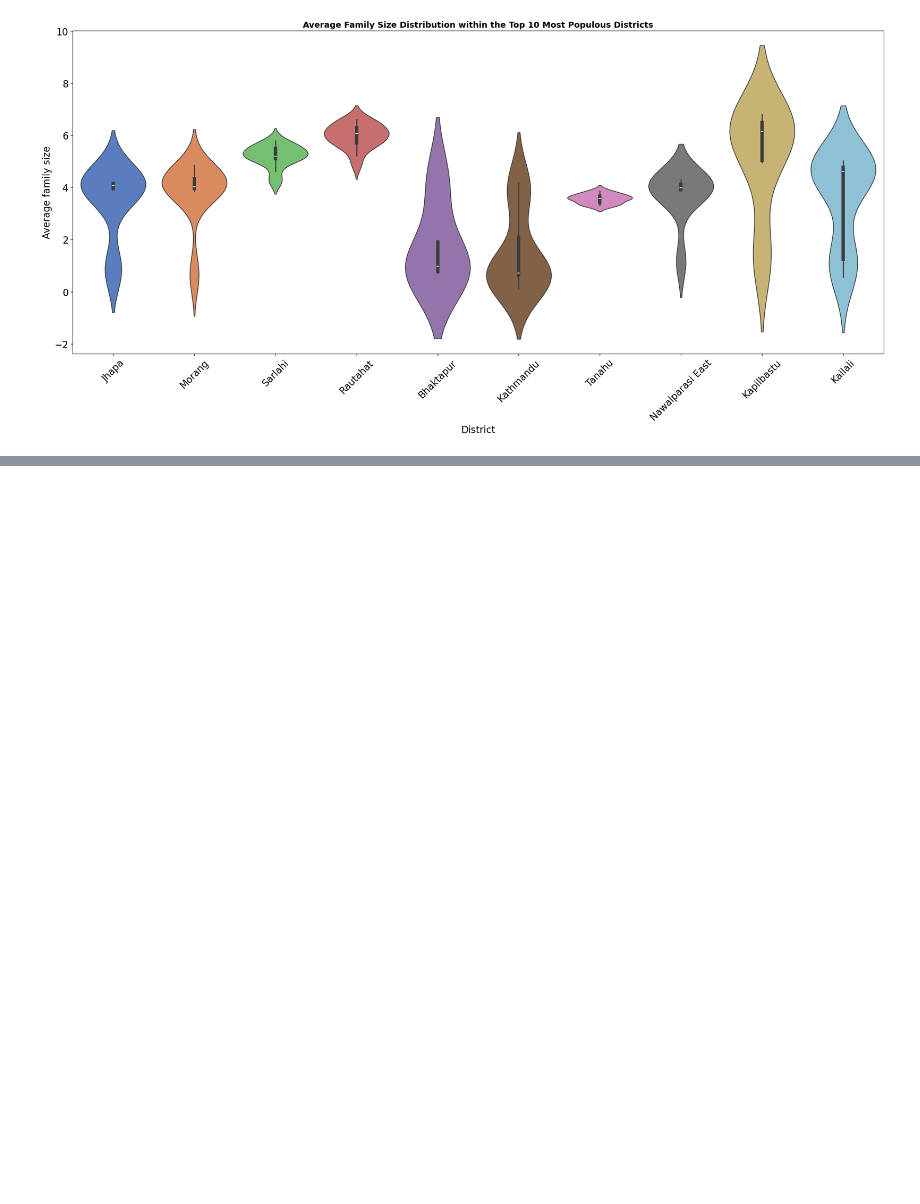
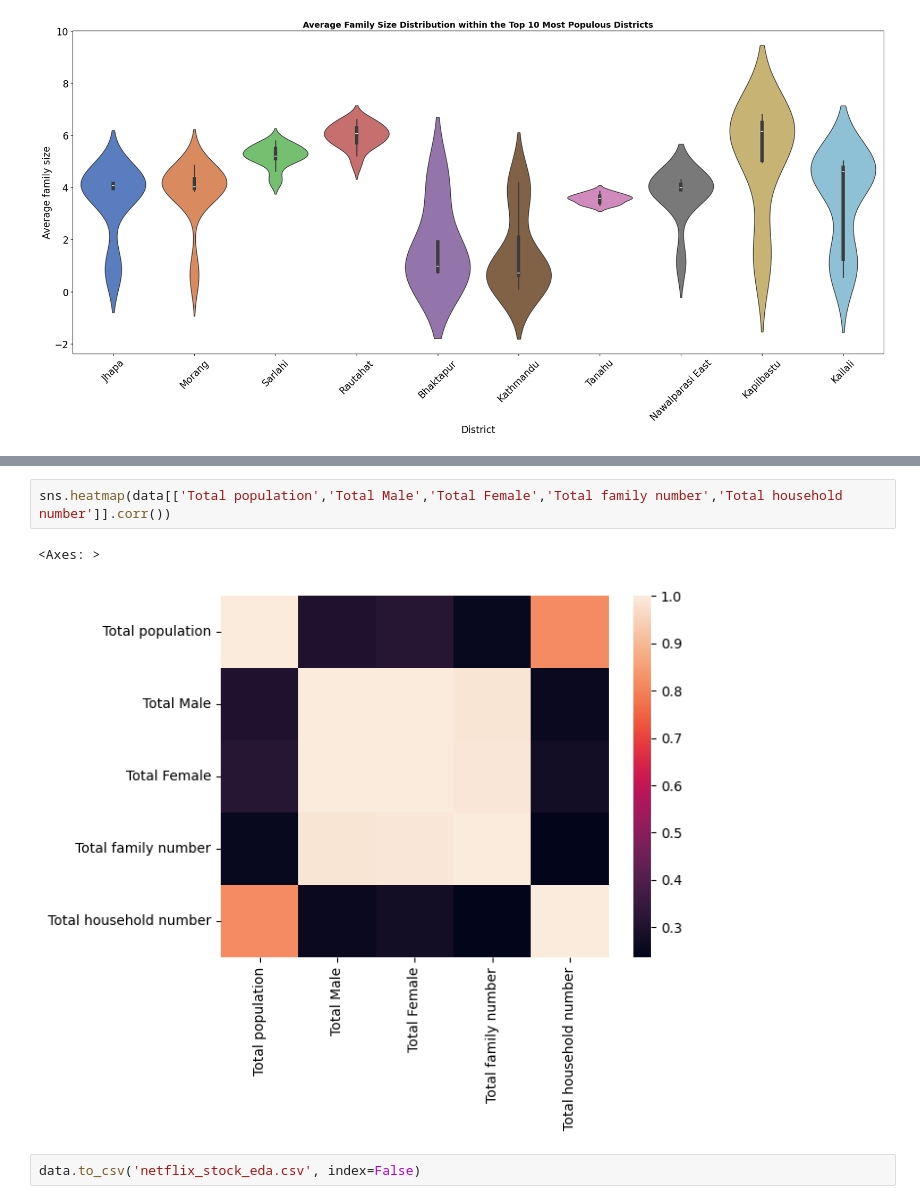
Before and after one commit to bikashsahani/nepal-census-2021-EDA, a Jupyter notebook: census_eda_project.ipynb, the cells around one changed output, grey strips where cells are left out. Drawn from its saved outputs; the diff is of its cells as text; blank space fills up the shorter version.

```diff
--- a/census_eda_project.ipynb
+++ b/census_eda_project.ipynb
@@ -612,0 +659,7 @@ plt.show()
+# %%
+sns.heatmap(data[['Total population','Total Male','Total Female','Total family number','Total household number']].corr())
+# %% [output]
+<Axes: >
+[figure, added]
+# %%
+data.to_csv('netflix_stock_eda.csv', index=False)
```
Also changed, not shown: parts of 9 cells of this notebook, 1 other file.
